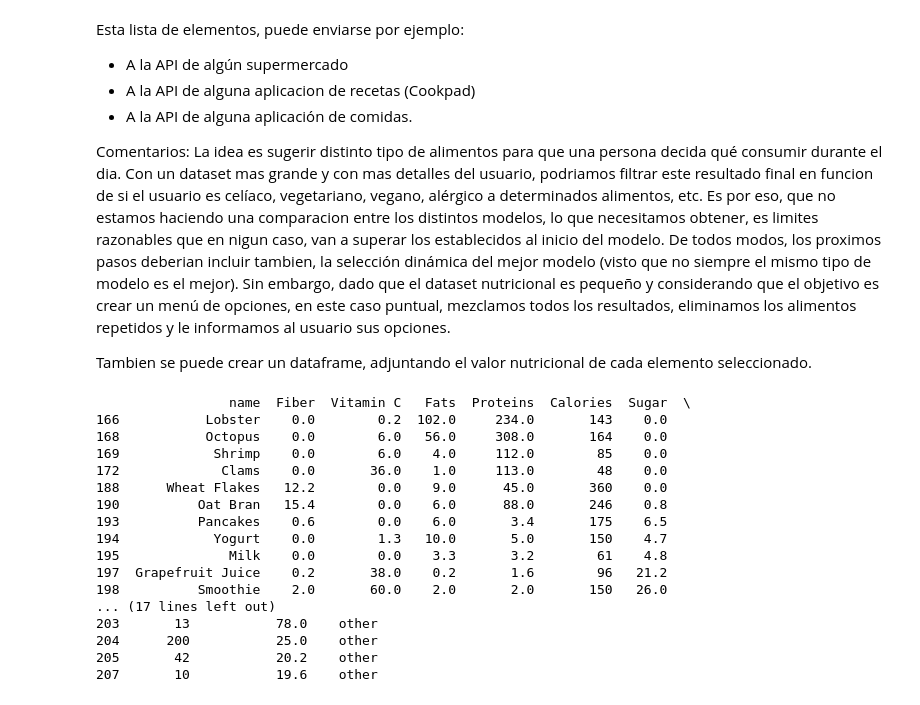
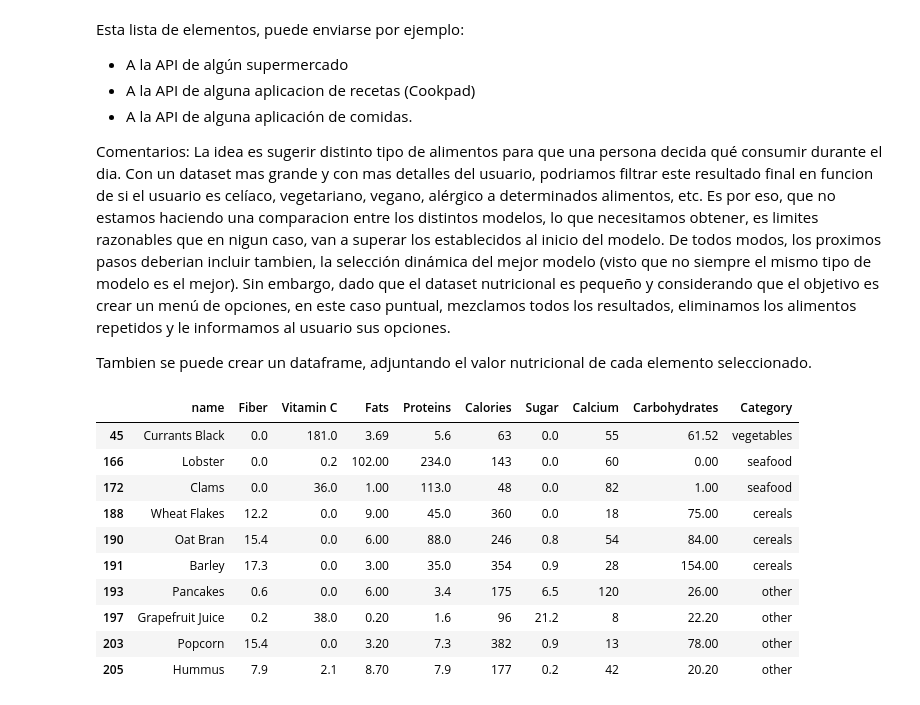
Before and after one commit to leguicriarg/tfm-uclm, a Jupyter notebook: TFM_Part02.ipynb, the cells around one changed output. Saved outputs shown, nothing was run; the diff lists cells and outputs as text; code cells hidden in the pictures.

```diff
--- a/TFM_Part02.ipynb
+++ b/TFM_Part02.ipynb
@@ -683,22 +741,16 @@ Tambien se puede crear un dataframe, adjuntando el valor nutricional de cada ele
 # %%
 buy = set(item for sublist in to_eat_today for item in sublist)
 search_results = df_nutrition_copy[df_nutrition_copy['name'].isin(buy)]
-print(search_results)
+search_results.head(10)
 # %% [output]
-                 name  Fiber  Vitamin C   Fats  Proteins  Calories  Sugar  \
-166           Lobster    0.0        0.2  102.0     234.0       143    0.0
-168           Octopus    0.0        6.0   56.0     308.0       164    0.0
-169            Shrimp    0.0        6.0    4.0     112.0        85    0.0
-172             Clams    0.0       36.0    1.0     113.0        48    0.0
-188      Wheat Flakes   12.2        0.0    9.0      45.0       360    0.0
-190          Oat Bran   15.4        0.0    6.0      88.0       246    0.8
-193          Pancakes    0.6        0.0    6.0       3.4       175    6.5
-194            Yogurt    0.0        1.3   10.0       5.0       150    4.7
-195              Milk    0.0        0.0    3.3       3.2        61    4.8
-197  Grapefruit Juice    0.2       38.0    0.2       1.6        96   21.2
-198          Smoothie    2.0       60.0    2.0       2.0       150   26.0
-... (17 lines left out)
-203       13           78.0    other
-204      200           25.0    other
-205       42           20.2    other
-207       10           19.6    other
+|  | name | Fiber | Vitamin C | Fats | Proteins | Calories | Sugar | Calcium | Carbohydrates | Category |
+| 45 | Currants Black | 0.0 | 181.0 | 3.69 | 5.6 | 63 | 0.0 | 55 | 61.52 | vegetables |
+| 166 | Lobster | 0.0 | 0.2 | 102.00 | 234.0 | 143 | 0.0 | 60 | 0.00 | seafood |
+| 172 | Clams | 0.0 | 36.0 | 1.00 | 113.0 | 48 | 0.0 | 82 | 1.00 | seafood |
+| 188 | Wheat Flakes | 12.2 | 0.0 | 9.00 | 45.0 | 360 | 0.0 | 18 | 75.00 | cereals |
+| 190 | Oat Bran | 15.4 | 0.0 | 6.00 | 88.0 | 246 | 0.8 | 54 | 84.00 | cereals |
+| 191 | Barley | 17.3 | 0.0 | 3.00 | 35.0 | 354 | 0.9 | 28 | 154.00 | cereals |
+| 193 | Pancakes | 0.6 | 0.0 | 6.00 | 3.4 | 175 | 6.5 | 120 | 26.00 | other |
+| 197 | Grapefruit Juice | 0.2 | 38.0 | 0.20 | 1.6 | 96 | 21.2 | 8 | 22.20 | other |
+| 203 | Popcorn | 15.4 | 0.0 | 3.20 | 7.3 | 382 | 0.9 | 13 | 78.00 | other |
+| 205 | Hummus | 7.9 | 2.1 | 8.70 | 7.9 | 177 | 0.2 | 42 | 20.20 | other |
```
Also changed, not shown: parts of 16 cells of this notebook.
